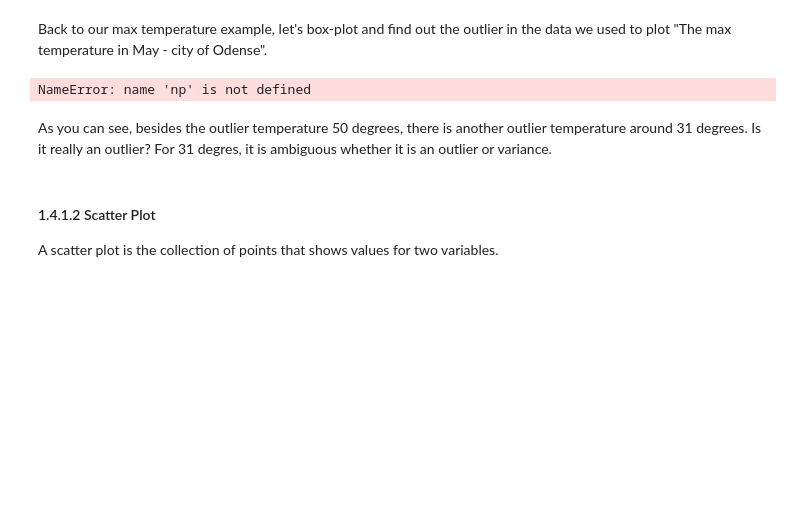
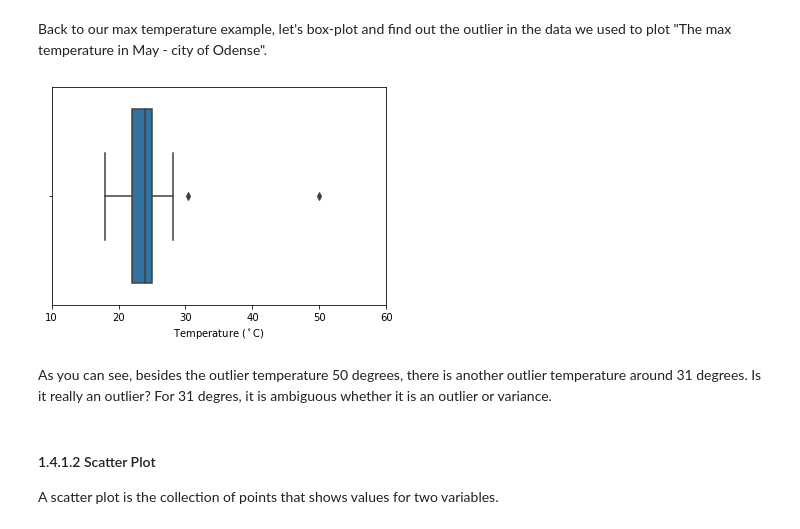
Before and after one commit to UCL-ELEC0136/2-data-processing-SemihA91, a Jupyter notebook: 2-data-processing.ipynb, the cells around one changed output. Cells and saved outputs as stored; diff of their text form; code cells hidden in the pictures; blank space fills up the shorter version.

```diff
--- a/2-data-processing.ipynb
+++ b/2-data-processing.ipynb
@@ -383,20 +383,23 @@ Boxplots are a standardized way of displaying the distribution of data based on
 Back to our max temperature example, let's box-plot and find out the outlier in the data we used to plot "The max temperature in May - city of Odense".
 # %%
 import seaborn as sns
+import numpy as np
+
+may_max_temp_3 = city_stats_may[3]['Max_Temp']
 
 # extract all the data except the last one because it is a NaN, which is missing value.
 # We will see shortly how to deal with missing value.
 
 outlier_dataset = np.array(may_max_temp_3[:-1])
-outlier_year = np.array(year[:-1])
+outlier_year = np.array(years[:-1])
 
 # box plot
 sns.boxplot(outlier_dataset)
 plt.xlabel(r'Temperature ($^\circ$C)')
 plt.xlim([10, 60])
 plt.show()
 # %% [output]
-NameError: name 'np' is not defined
+[figure, added]
 # %% [markdown]
 As you can see, besides the outlier temperature 50 degrees, there is another outlier temperature around 31 degrees. Is it really an outlier? For 31 degres, it is ambiguous whether it is an outlier or variance.
 # %% [markdown]
```
Also changed, not shown: parts of 12 cells of this notebook.
